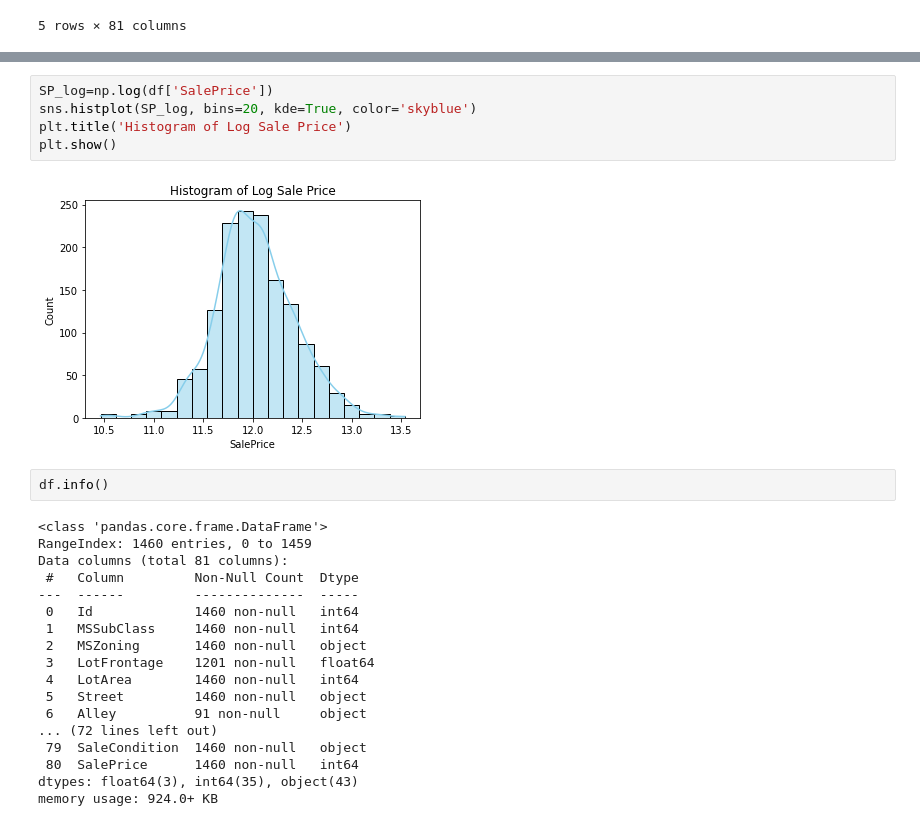
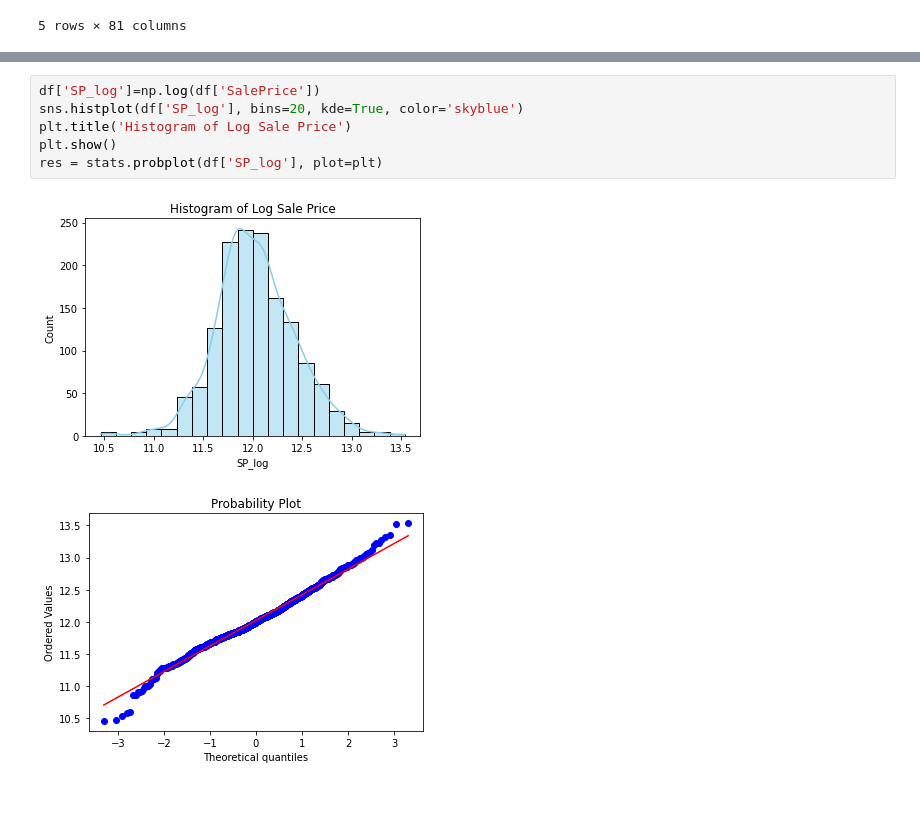
Before and after one commit to linlinzhangl/Housepricing_project, a Jupyter notebook: Housepricing_project.ipynb, the cells around one changed output, grey strips where cells are left out. Cells and saved outputs as stored; diff of their text form; blank space fills up the shorter version.

```diff
--- a/Housepricing_project.ipynb
+++ b/Housepricing_project.ipynb
@@ -59,27 +49,9 @@ plt.show()
 # %%
-SP_log=np.log(df['SalePrice'])
-sns.histplot(SP_log, bins=20, kde=True, color='skyblue')
+df['SP_log']=np.log(df['SalePrice'])
+sns.histplot(df['SP_log'], bins=20, kde=True, color='skyblue')
 plt.title('Histogram of Log Sale Price')
 plt.show()
+res = stats.probplot(df['SP_log'], plot=plt)
 # %% [output]
-[figure, old version]
+[figure, new version]
+[figure, added]
-# %%
-df.info()
-# %% [output]
-<class 'pandas.core.frame.DataFrame'>
-RangeIndex: 1460 entries, 0 to 1459
-Data columns (total 81 columns):
- #   Column         Non-Null Count  Dtype
----  ------         --------------  -----
- 0   Id             1460 non-null   int64
- 1   MSSubClass     1460 non-null   int64
- 2   MSZoning       1460 non-null   object
- 3   LotFrontage    1201 non-null   float64
- 4   LotArea        1460 non-null   int64
- 5   Street         1460 non-null   object
- 6   Alley          91 non-null     object
-... (72 lines left out)
- 79  SaleCondition  1460 non-null   object
- 80  SalePrice      1460 non-null   int64
-dtypes: float64(3), int64(35), object(43)
-memory usage: 924.0+ KB
```
Also changed, not shown: parts of 17 cells of this notebook.
